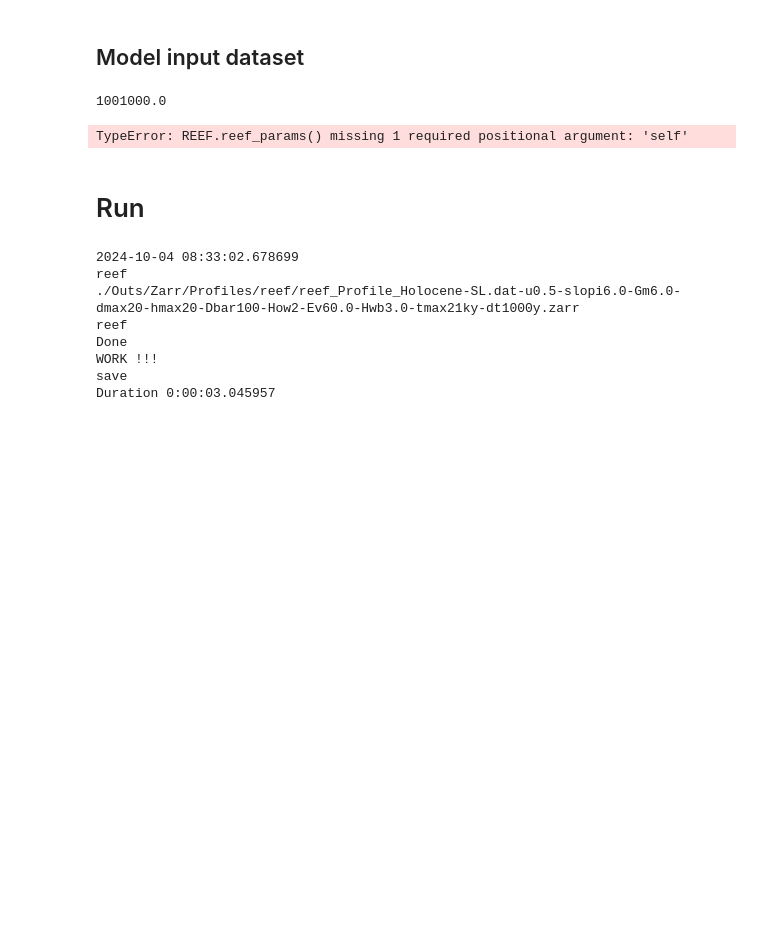
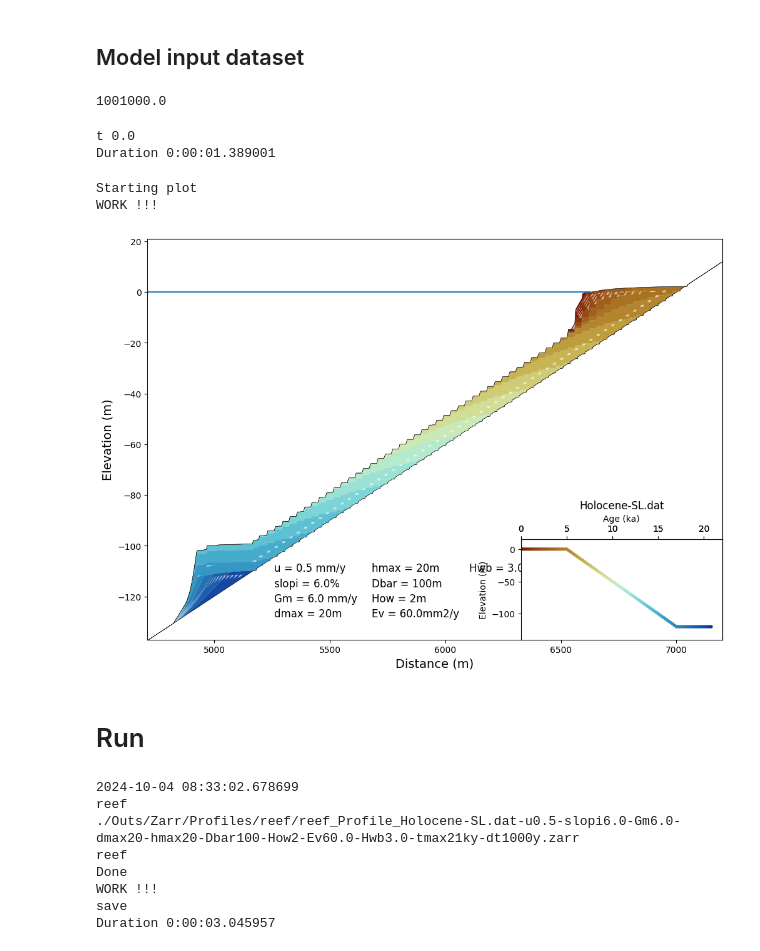
Before and after one commit to YBoucharat/TP_Coral_2024, a Jupyter notebook: REEF_fast-V2/Run_REEF.ipynb, the cells around one changed output. Drawn from its saved outputs; the diff is of its cells as text; code cells hidden in the pictures; blank space fills up the shorter version.

Commit message:
Class method REEF now working

```diff
--- a/REEF_fast-V2/Run_REEF.ipynb
+++ b/REEF_fast-V2/Run_REEF.ipynb
@@ -214,11 +214,21 @@ class REEF:
 # %%
+REEF = REEF()
 REEF.reef_params(SL='Holocene-SL.dat',
                 U = 0.5e-3,
                 slop = 6e-2,
                 Gm = 6e-3,
                 Ev= 60e-3)
-# %% [output]
-TypeError: REEF.reef_params() missing 1 required positional argument: 'self'
+# %%
+REEF.run(200, True)
+# %% [output]
+t 0.0
+Duration 0:00:01.389001
+# %%
+REEF.plot()
+# %% [output]
+Starting plot
+WORK !!!
+[figure, added]
 # %% [markdown]
 # Run
 # %%
```
Also changed, not shown: parts of 1 cell of this notebook.
